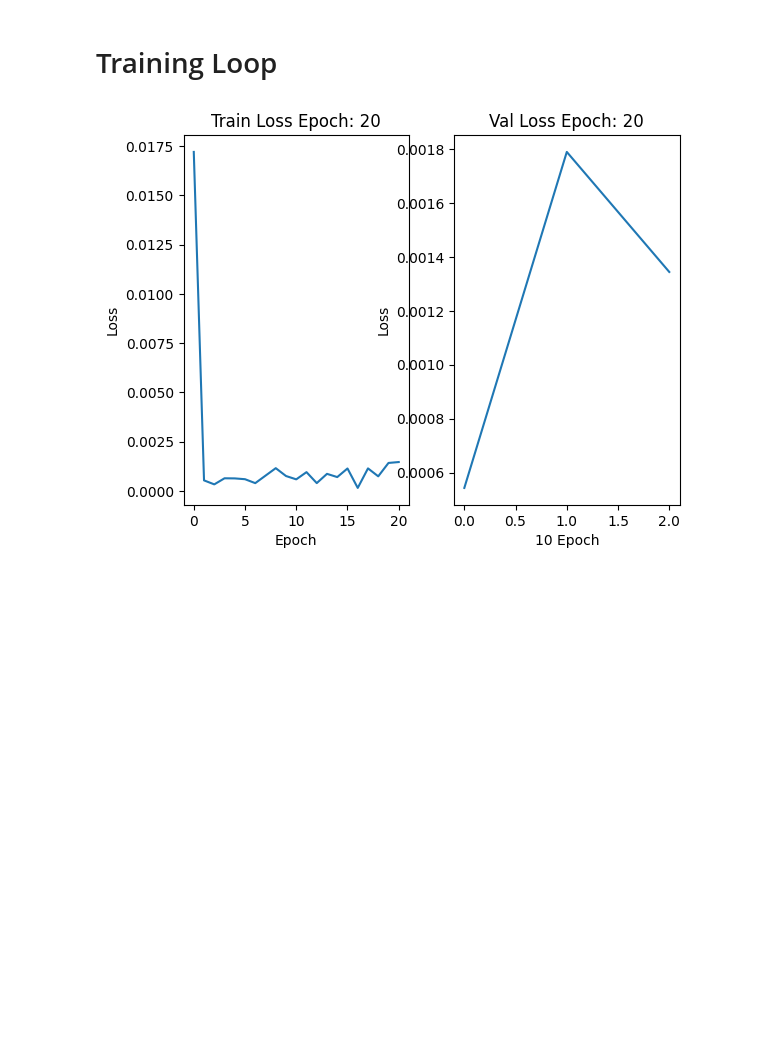
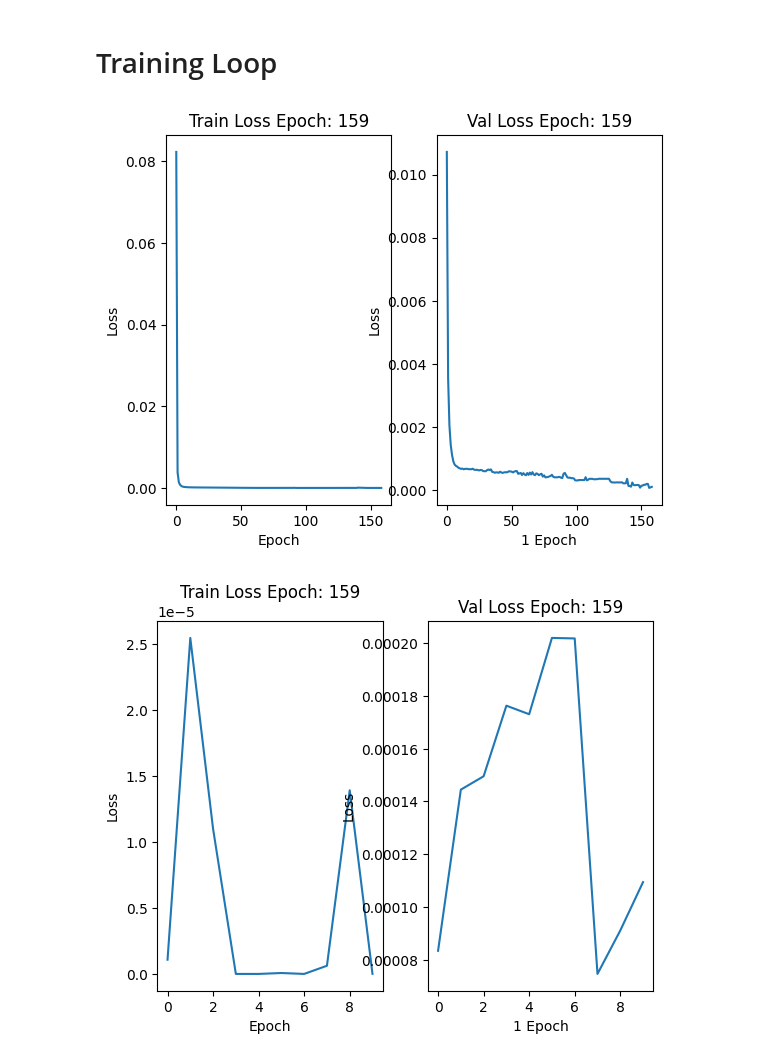
Before and after one commit to KorawutMing/drug-prediction, a Jupyter notebook: train.ipynb, the cells around one changed output. Cells and saved outputs as stored; diff of their text form; code cells hidden in the pictures; blank space fills up the shorter version.

Commit message:
model v2, new training config

```diff
--- a/train.ipynb
+++ b/train.ipynb
@@ -143,10 +143,10 @@ print(len(tripletDataset))
 from torch.utils.data import DataLoader
 from sklearn.model_selection import train_test_split
 
-batch_size = 256
+batch_size = 1024
 
-tmp, test = train_test_split(tripletDataset, test_size=0.2)
-train, val = train_test_split(tmp, test_size=0.1)
+tmp, test = train_test_split(tripletDataset, test_size=0.1, random_state=42)
+train, val = train_test_split(tmp, test_size=0.1, random_state=42)
 
 trainLoader = DataLoader(train, batch_size=batch_size, shuffle=True)
 valLoader = DataLoader(val, batch_size=batch_size, shuffle=False)
@@ -166,24 +166,29 @@ class PostNet(nn.Module):
     def __init__(self):
         super(PostNet, self).__init__()
         self.fc1 = nn.Linear(1024, 1024)
+        self.bn = nn.BatchNorm1d(1024)
         self.fc2 = nn.Linear(1024, 1024)
-        self.leaky_relu = nn.LeakyReLU()
+        self.output = nn.Linear(1024, 1024)
+        self.relu = nn.ReLU()
 
     def forward(self, x):
         x = self.fc1(x)
-        x = self.leaky_relu(x)
+        x = self.bn(x)
+        x = self.relu(x)
         x = self.fc2(x)
+        x = self.relu(x)
+        x = self.output(x)
         return x
 # %% [markdown]
 # Configurations
 # %%
 MODEL = PostNet()
 DEVICE = torch.device('cuda' if torch.cuda.is_available() else 'cpu')
-LEARNING_RATE = 0.001
+LEARNING_RATE = 1e-5
 OPTIMIZER = torch.optim.Adam(MODEL.parameters(), lr=LEARNING_RATE)
 CRITERION = nn.TripletMarginLoss(margin=1.0, p=2)
-EPOCH = 100
-EVALUATION_INTERVAL = 10
+EPOCH = 1000
+EVALUATION_INTERVAL = 1
 SAVE_INTERVAL = 10
 
 MODEL.to(DEVICE)
@@ -261,11 +276,11 @@ from IPython.display import clear_output
 train_losses = []
 val_losses = []
 
-for epoch in range(EPOCH):
+for epoch in tqdm(range(1, EPOCH+1)):
 
     MODEL.train()
     epoch_loss = []
-    for i, (anchor, positive, negative) in tqdm(enumerate(trainLoader)):
+    for i, (anchor, positive, negative) in enumerate(trainLoader):
         anchor, positive, negative = anchor.to(DEVICE), positive.to(DEVICE), negative.to(DEVICE)
         OPTIMIZER.zero_grad()
         anchor = MODEL(anchor)
@@ -285,32 +300,51 @@ for epoch in range(EPOCH):
         with torch.no_grad():
             for i, (anchor, positive, negative) in tqdm(enumerate(valLoader)):
                 anchor, positive, negative = anchor.to(DEVICE), positive.to(DEVICE), negative.to(DEVICE)
                 anchor = MODEL(anchor)
                 positive = MODEL(positive)
                 negative = MODEL(negative)
                 loss = CRITERION(anchor, positive, negative)
                 # print(f'Epoch: {epoch}, Batch: {i}, Loss: {loss.item()}')
                 batch_loss = loss.item()
                 epoch_loss.append(batch_loss)
+        if len(val_losses) != 0 and np.mean(epoch_loss) < min(val_losses):
+            torch.save(MODEL.state_dict(), f'./model/model_best.pth')
         val_losses.append(np.mean(epoch_loss))
 
     if epoch % SAVE_INTERVAL == 0:
         torch.save(MODEL.state_dict(), f'./model/model_{epoch}.pth')
 
     # clear display
     clear_output(wait=True)
 
     # plot
     plt.subplot(1, 2, 1)
     plt.plot(train_losses)
     plt.title(f'Train Loss Epoch: {epoch}')
     plt.xlabel('Epoch')
     plt.ylabel('Loss')
     plt.subplot(1, 2, 2)
     plt.plot(val_losses)
     plt.title(f'Val Loss Epoch: {epoch}')
-    plt.xlabel('10 Epoch')
+    plt.xlabel(f'{EVALUATION_INTERVAL} Epoch')
     plt.ylabel('Loss')
     plt.show()
+
+    # plot moving loss
+    scope = 10
+    scoped_train_losses = train_losses[max(0, epoch-scope):epoch]
+    plt.subplot(1, 2, 1)
+    plt.plot(np.arange(len(scoped_train_losses)), scoped_train_losses)
+    plt.title(f'Train Loss Epoch: {epoch}')
+    plt.xlabel('Epoch')
+    plt.ylabel('Loss')
+    scoped_val_losses = val_losses[max(0, epoch-scope):epoch]
+    plt.subplot(1, 2, 2)
+    plt.plot(np.arange(len(scoped_val_losses)), scoped_val_losses)
+    plt.title(f'Val Loss Epoch: {epoch}')
+    plt.xlabel(f'{EVALUATION_INTERVAL} Epoch')
+    plt.ylabel('Loss')
+    plt.show()
 # %% [output]
-[figure, old version]
+[figure, new version]
+[figure, added]
```
Also changed, not shown: parts of 6 cells of this notebook, 2 other files.
